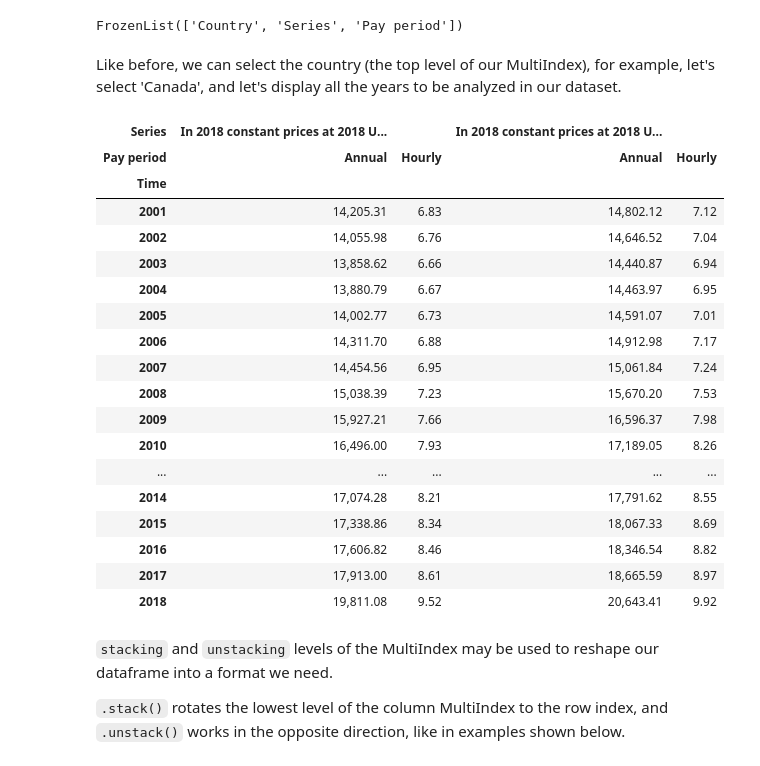
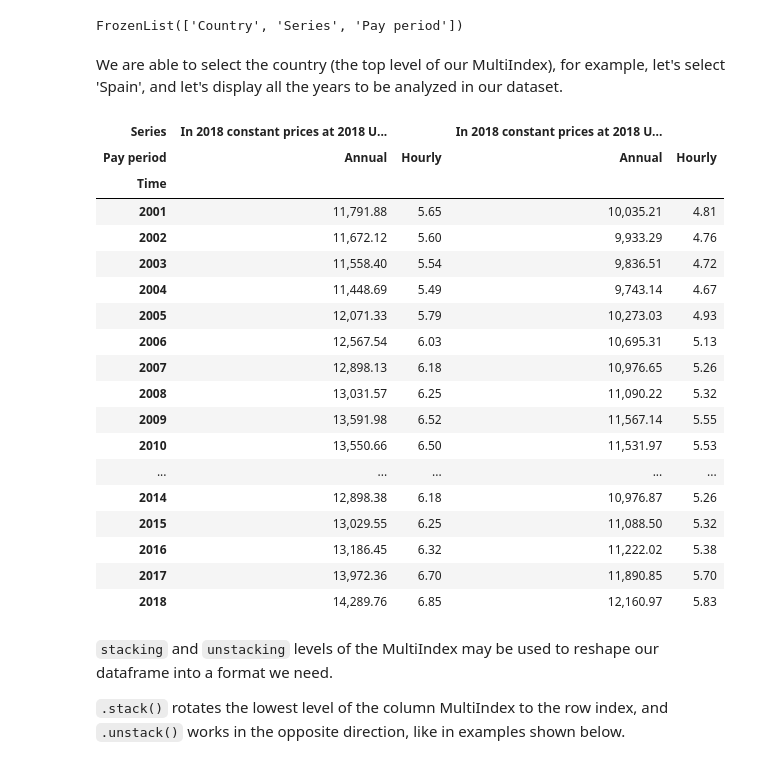
Before and after one commit to fvgm-spec/Data_Science_Projects, a Jupyter notebook: Panel_data_in_pandas.ipynb, the cells around one changed output. Saved outputs shown, nothing was run; the diff lists cells and outputs as text; code cells hidden in the pictures.

```diff
--- a/Panel_data_in_pandas.ipynb
+++ b/Panel_data_in_pandas.ipynb
@@ -26,12 +39,11 @@ First we will download the data which is stored in GitHub, it can be also found
 # %%
 url1 = 'https://raw.githubusercontent.com/fvgm-spec/csv_files/master/real_minimum_wages.csv'
 # %%
-import pandas as pd
-
-# Display 6 columns for viewing purposes
-pd.set_option('display.max_columns', 6)
+#Option to display all the columns of the dataframe
+pd.pandas.set_option('display.max_columns',None)
 
 # Reduce decimal points to 2
 pd.options.display.float_format = '{:,.2f}'.format
 
 wages = pd.read_csv(url1)
+wages.head()  # Show first 5 rows
@@ -97,29 +111,29 @@ realwage.columns.names
 # %% [output]
 FrozenList(['Country', 'Series', 'Pay period'])
 # %% [markdown]
-Like before, we can select the country (the top level of our MultiIndex), for example, let's select 'Canada', and let's display all the years to be analyzed in our dataset.
+We are able to select the country (the top level of our MultiIndex), for example, let's select 'Spain', and let's display all the years to be analyzed in our dataset.
 # %%
-realwage['Canada'].head(18)
+realwage['Spain'].head(18)
 # %% [output]
 | Series | In 2018 constant prices at 2018 U... |  | In 2018 constant prices at 2018 U... |  |
 | Pay period | Annual | Hourly | Annual | Hourly |
 | Time |  |  |  |  |
-| 2001 | 14,205.31 | 6.83 | 14,802.12 | 7.12 |
-| 2002 | 14,055.98 | 6.76 | 14,646.52 | 7.04 |
-| 2003 | 13,858.62 | 6.66 | 14,440.87 | 6.94 |
-| 2004 | 13,880.79 | 6.67 | 14,463.97 | 6.95 |
-| 2005 | 14,002.77 | 6.73 | 14,591.07 | 7.01 |
-| 2006 | 14,311.70 | 6.88 | 14,912.98 | 7.17 |
-| 2007 | 14,454.56 | 6.95 | 15,061.84 | 7.24 |
-| 2008 | 15,038.39 | 7.23 | 15,670.20 | 7.53 |
-| 2009 | 15,927.21 | 7.66 | 16,596.37 | 7.98 |
-| 2010 | 16,496.00 | 7.93 | 17,189.05 | 8.26 |
+| 2001 | 11,791.88 | 5.65 | 10,035.21 | 4.81 |
+| 2002 | 11,672.12 | 5.60 | 9,933.29 | 4.76 |
+| 2003 | 11,558.40 | 5.54 | 9,836.51 | 4.72 |
+| 2004 | 11,448.69 | 5.49 | 9,743.14 | 4.67 |
+| 2005 | 12,071.33 | 5.79 | 10,273.03 | 4.93 |
+| 2006 | 12,567.54 | 6.03 | 10,695.31 | 5.13 |
+| 2007 | 12,898.13 | 6.18 | 10,976.65 | 5.26 |
+| 2008 | 13,031.57 | 6.25 | 11,090.22 | 5.32 |
+| 2009 | 13,591.98 | 6.52 | 11,567.14 | 5.55 |
+| 2010 | 13,550.66 | 6.50 | 11,531.97 | 5.53 |
 | ... | ... | ... | ... | ... |
-| 2014 | 17,074.28 | 8.21 | 17,791.62 | 8.55 |
-| 2015 | 17,338.86 | 8.34 | 18,067.33 | 8.69 |
-| 2016 | 17,606.82 | 8.46 | 18,346.54 | 8.82 |
-| 2017 | 17,913.00 | 8.61 | 18,665.59 | 8.97 |
-| 2018 | 19,811.08 | 9.52 | 20,643.41 | 9.92 |
+| 2014 | 12,898.38 | 6.18 | 10,976.87 | 5.26 |
+| 2015 | 13,029.55 | 6.25 | 11,088.50 | 5.32 |
+| 2016 | 13,186.45 | 6.32 | 11,222.02 | 5.38 |
+| 2017 | 13,972.36 | 6.70 | 11,890.85 | 5.70 |
+| 2018 | 14,289.76 | 6.85 | 12,160.97 | 5.83 |
 # %% [markdown]
 `stacking` and `unstacking` levels of the MultiIndex may be used to reshape our dataframe into a format we need.
 
```
Also changed, not shown: parts of 22 cells of this notebook.
